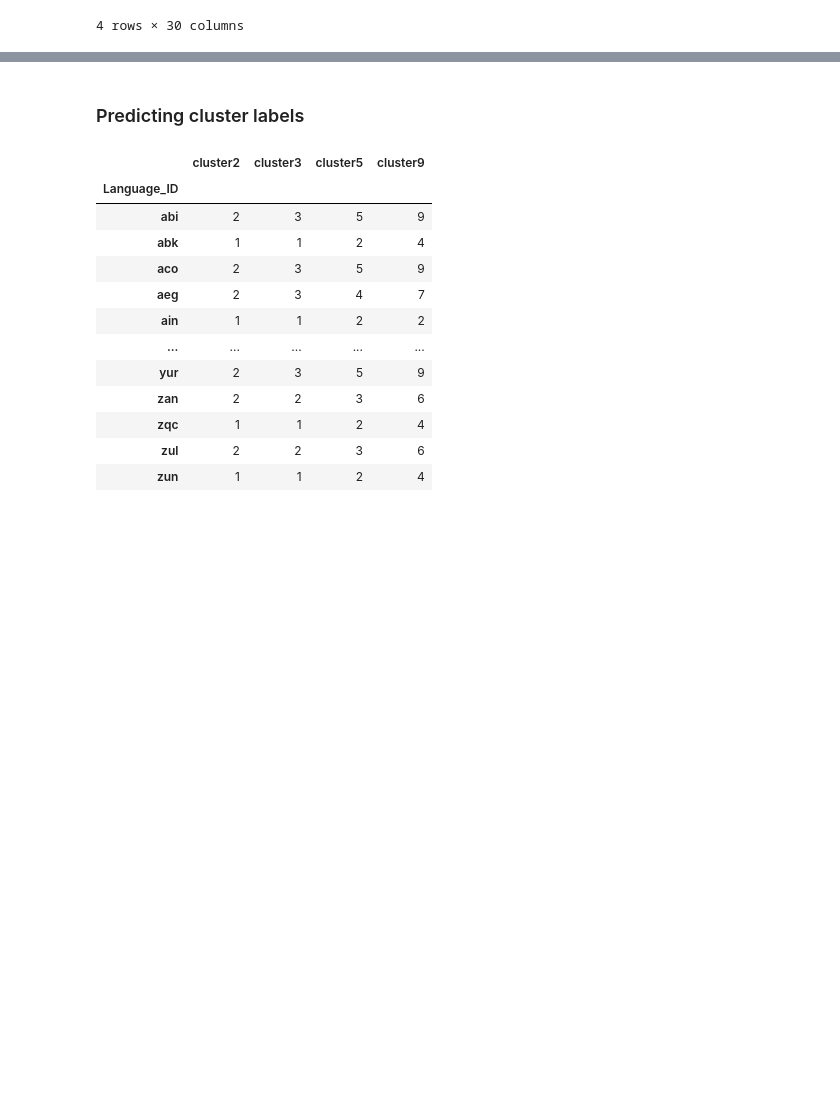
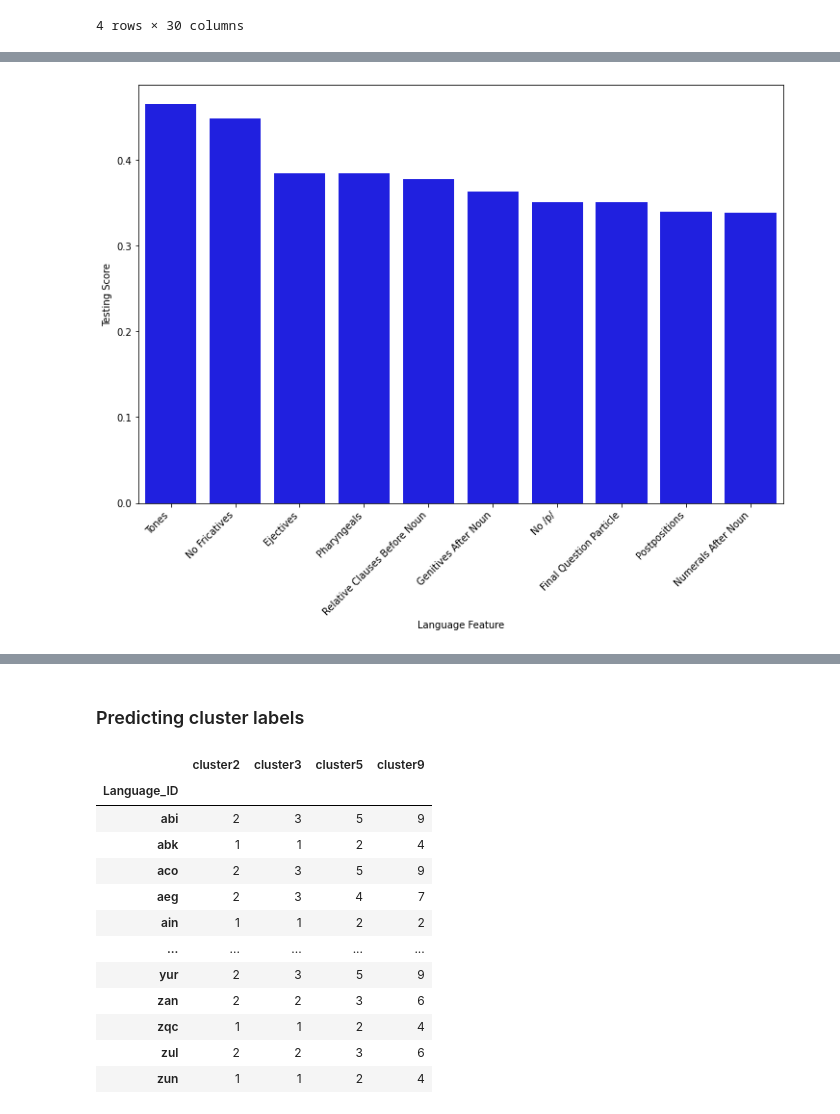
Before and after one commit to def-gthill/sils, a Jupyter notebook: origins.ipynb, the cells around one changed output, grey strips where cells are left out. Saved outputs shown, nothing was run; the diff lists cells and outputs as text; code cells hidden in the pictures; blank space fills up the shorter version.

```diff
--- a/origins.ipynb
+++ b/origins.ipynb
@@ -439,0 +476,23 @@ ord_results_significant
+# %%
+fig, ax = plt.subplots(figsize=(12, 8))
+sns.barplot(
+    data=all_results_by_score.head(10).reset_index(),
+    x='index',
+    y='testing_score',
+    color='b'
+)
+plt.xlabel('Language Feature')
+plt.ylabel('Testing Score')
+ax.set_xticklabels(
+    [
+        'Tones', 'No Fricatives', 'Ejectives', 'Pharyngeals',
+        'Relative Clauses Before Noun', 'Genitives After Noun',
+        'No /p/', 'Final Question Particle', 'Postpositions',
+        'Numerals After Noun',
+    ],
+    rotation=45,
+    ha='right',
+)
+plt.show()
+# %% [output]
+[figure, added]
```
Also changed, not shown: parts of 14 cells of this notebook.
